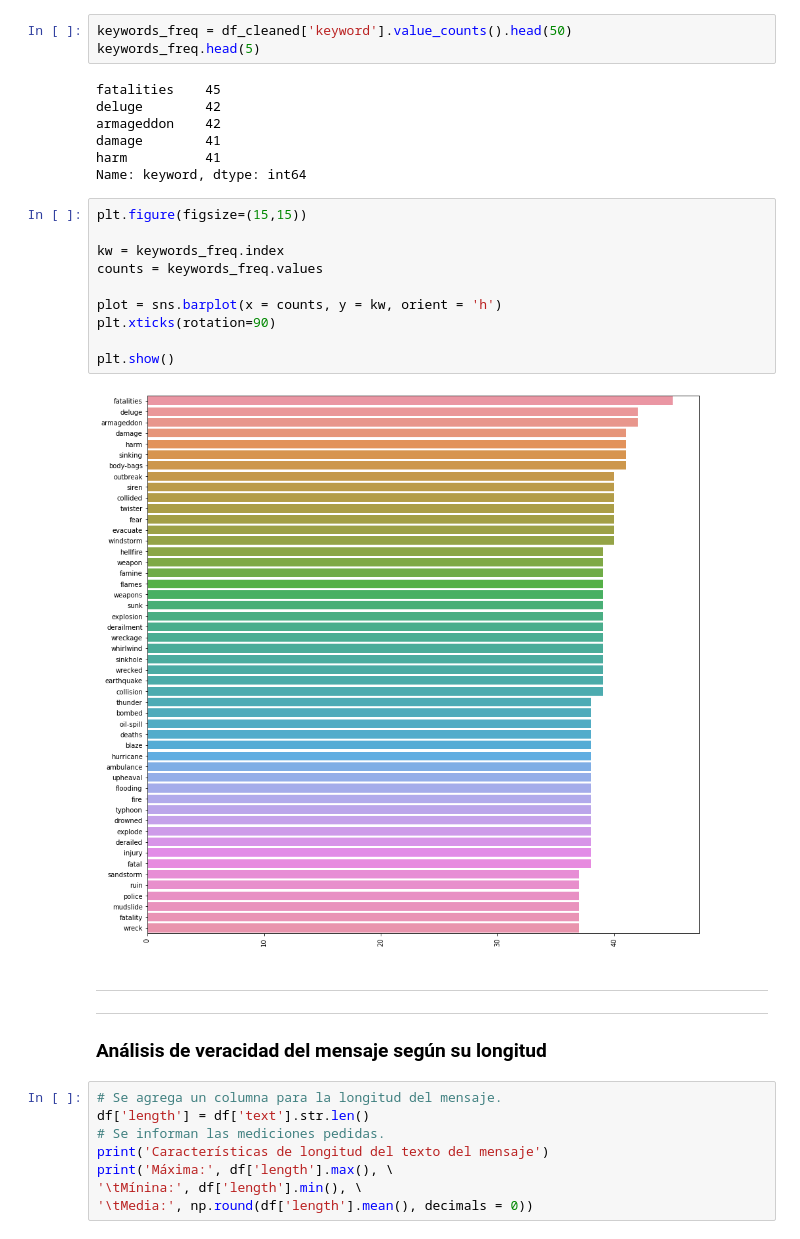
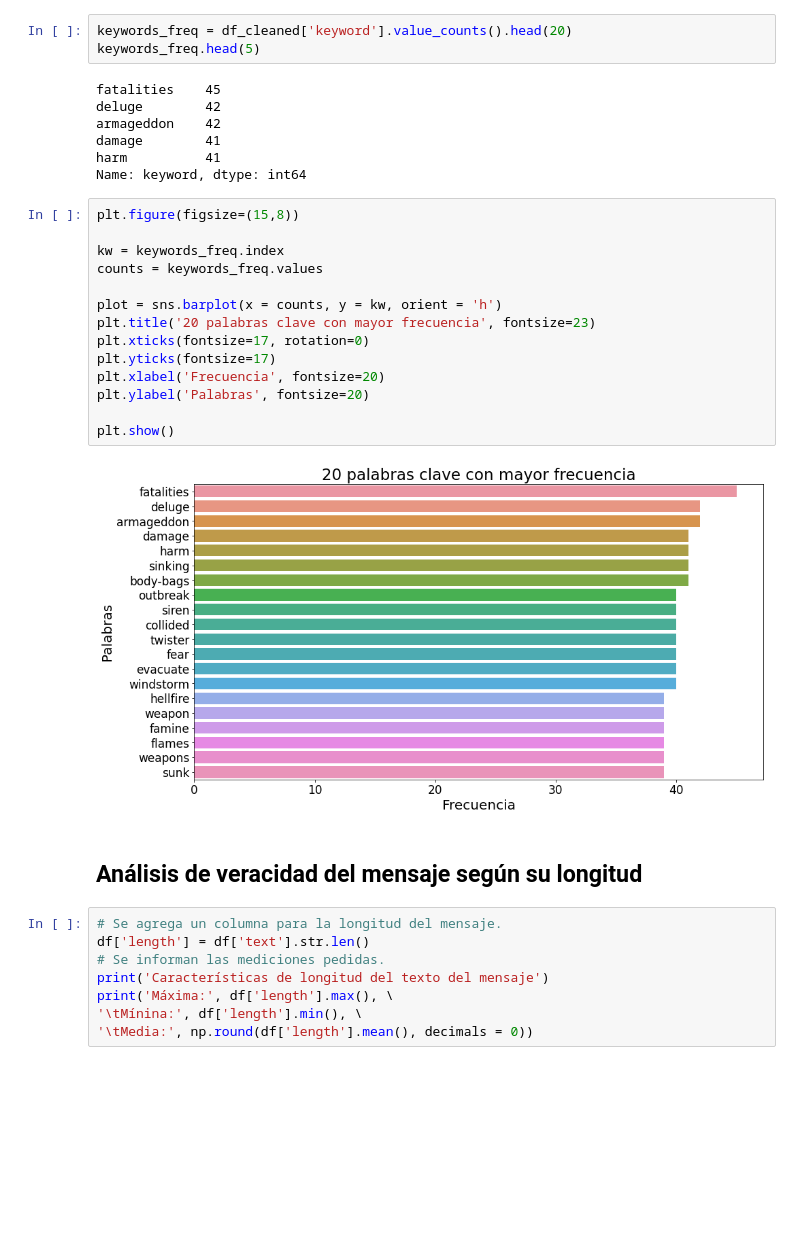
Before and after one commit to ffelfis/Orga_Datos_TPs, a Jupyter notebook: TP1/nb_Facundo.ipynb, the cells around one changed output. Cells and saved outputs as stored; diff of their text form; blank space fills up the shorter version.

```diff
--- a/TP1/nb_Facundo.ipynb
+++ b/TP1/nb_Facundo.ipynb
@@ -467,7 +482,7 @@ plt.show()
 # %% [output]
 [figure]
 # %%
-keywords_freq = df_cleaned['keyword'].value_counts().head(50)
+keywords_freq = df_cleaned['keyword'].value_counts().head(20)
 keywords_freq.head(5)
 # %% [output]
 fatalities    45
@@ -477,21 +492,23 @@ damage        41
 harm          41
 Name: keyword, dtype: int64
 # %%
-plt.figure(figsize=(15,15))
+plt.figure(figsize=(15,8))
 
 kw = keywords_freq.index
 counts = keywords_freq.values
 
 plot = sns.barplot(x = counts, y = kw, orient = 'h')
-plt.xticks(rotation=90)
+plt.title('20 palabras clave con mayor frecuencia', fontsize=23)
+plt.xticks(fontsize=17, rotation=0)
+plt.yticks(fontsize=17)
+plt.xlabel('Frecuencia', fontsize=20)
+plt.ylabel('Palabras', fontsize=20)
 
 plt.show()
 # %% [output]
-[figure, old version]
+[figure, new version]
 # %% [markdown]
----
----
-### Análisis de veracidad del mensaje según su longitud
+## Análisis de veracidad del mensaje según su longitud
 # %%
 # Se agrega un columna para la longitud del mensaje.
 df['length'] = df['text'].str.len()
```
Also changed, not shown: parts of 12 cells of this notebook.
